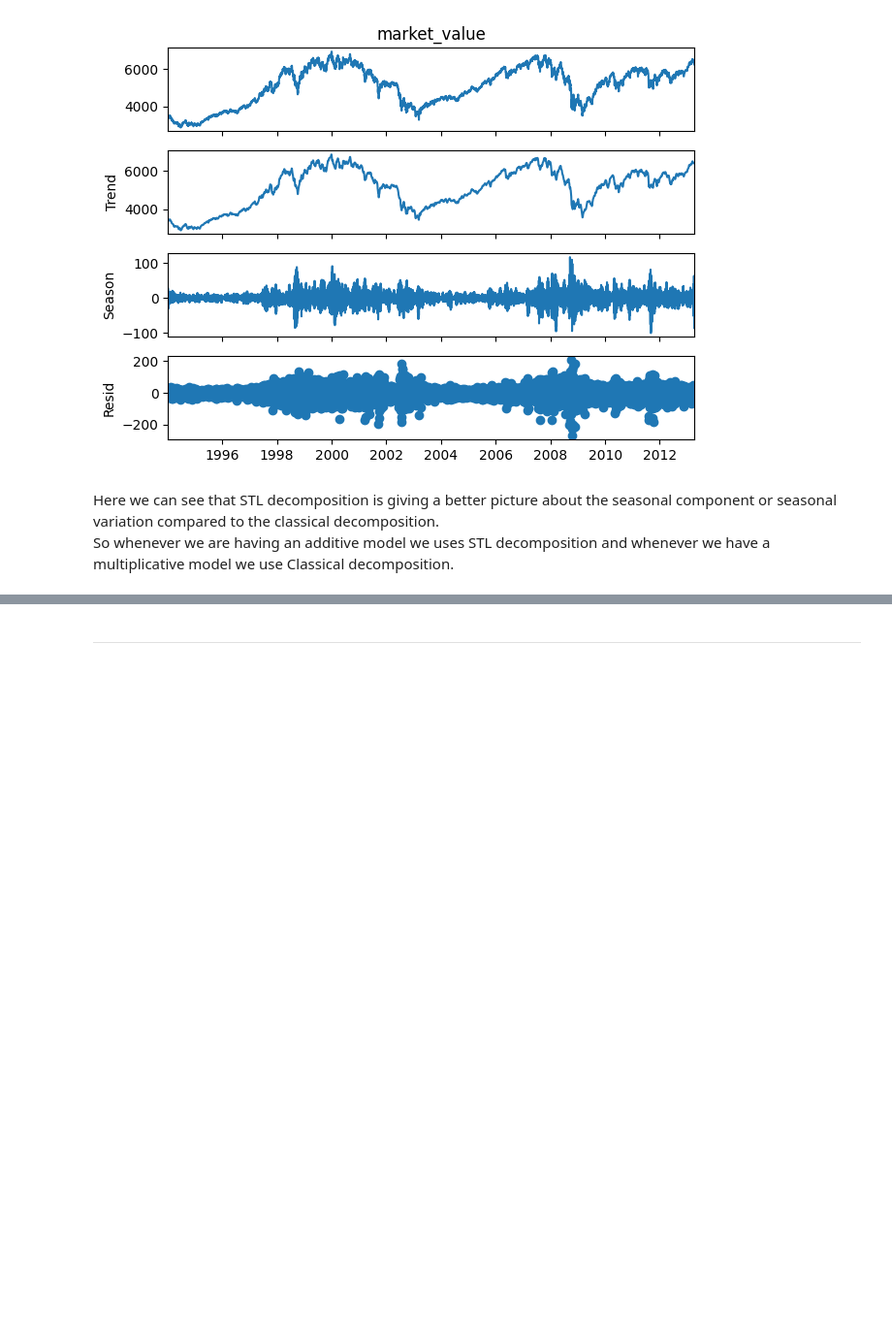
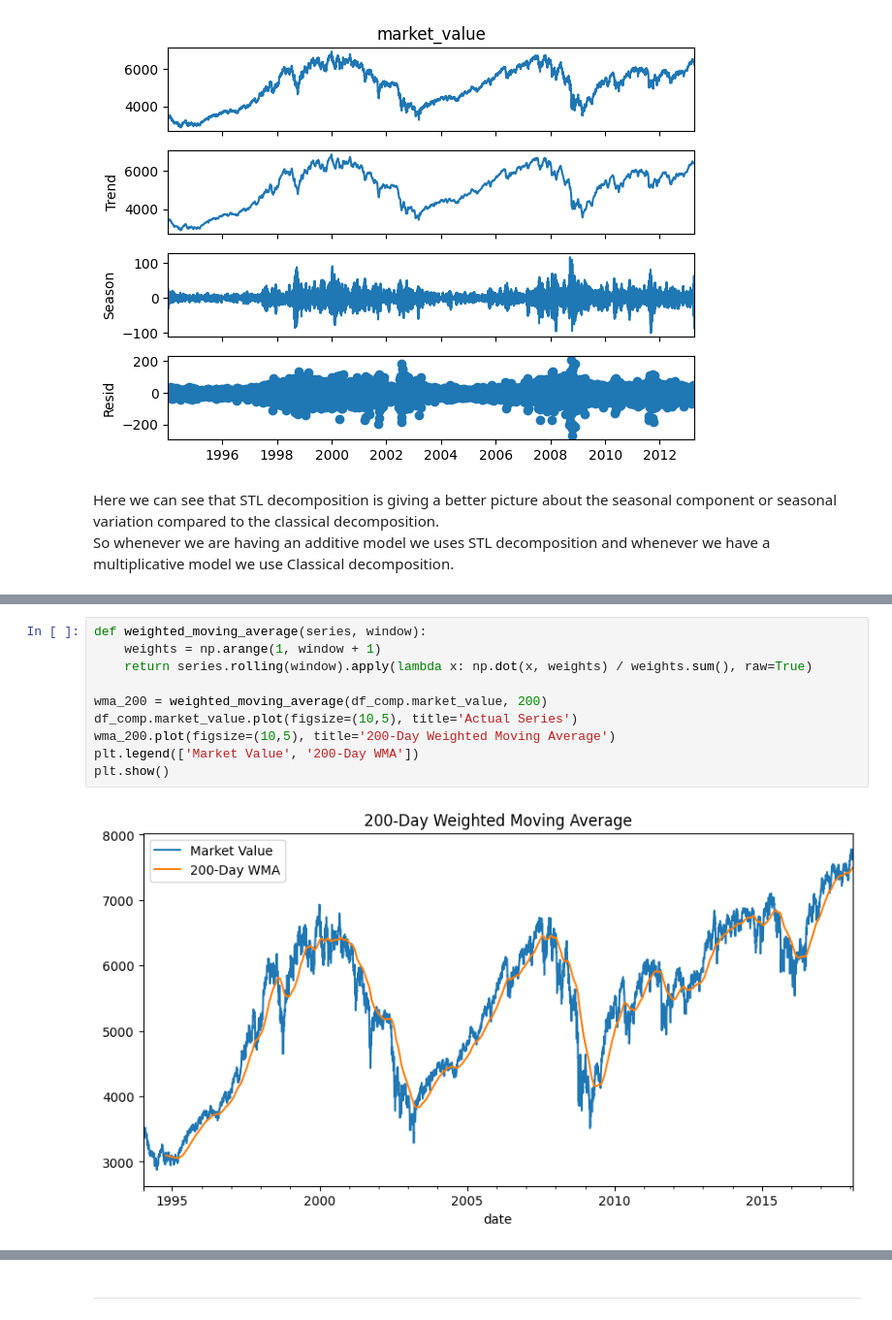
Before and after one commit to Abhijithv61/Time-Series-Analysis, a Jupyter notebook: Time Series Analysis.ipynb, the cells around one changed output, grey strips where cells are left out. Shown at 97% size. Saved outputs shown, nothing was run; the diff lists cells and outputs as text; blank space fills up the shorter version.

```diff
--- a/Time Series Analysis.ipynb
+++ b/Time Series Analysis.ipynb
@@ -155,0 +201,12 @@ So whenever we are having an additive model we uses STL decomposition and whenev
+# %%
+def weighted_moving_average(series, window):
+    weights = np.arange(1, window + 1)
+    return series.rolling(window).apply(lambda x: np.dot(x, weights) / weights.sum(), raw=True)
+
+wma_200 = weighted_moving_average(df_comp.market_value, 200)
+df_comp.market_value.plot(figsize=(10,5), title='Actual Series')
+wma_200.plot(figsize=(10,5), title='200-Day Weighted Moving Average')
+plt.legend(['Market Value', '200-Day WMA'])
+plt.show()
+# %% [output]
+[figure, added]
```
Also changed, not shown: parts of 16 cells of this notebook.
